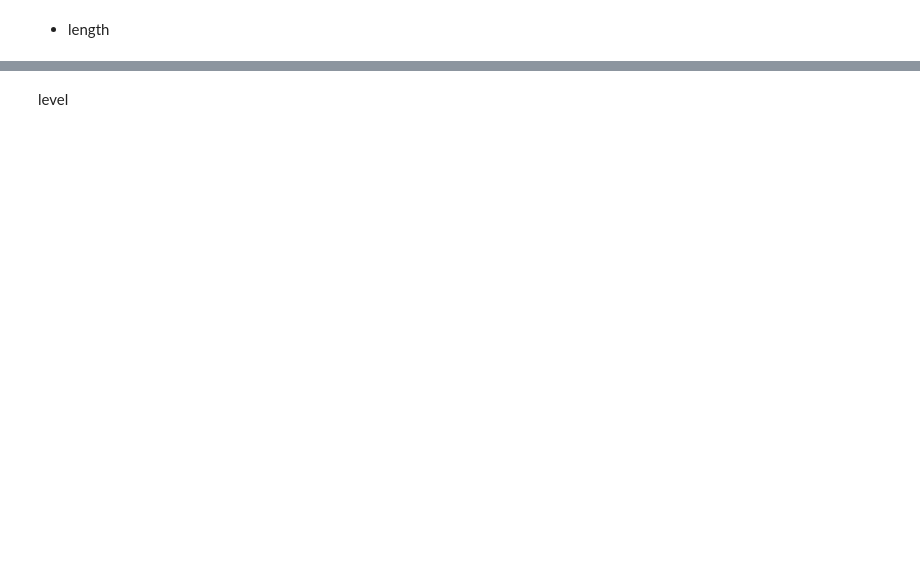
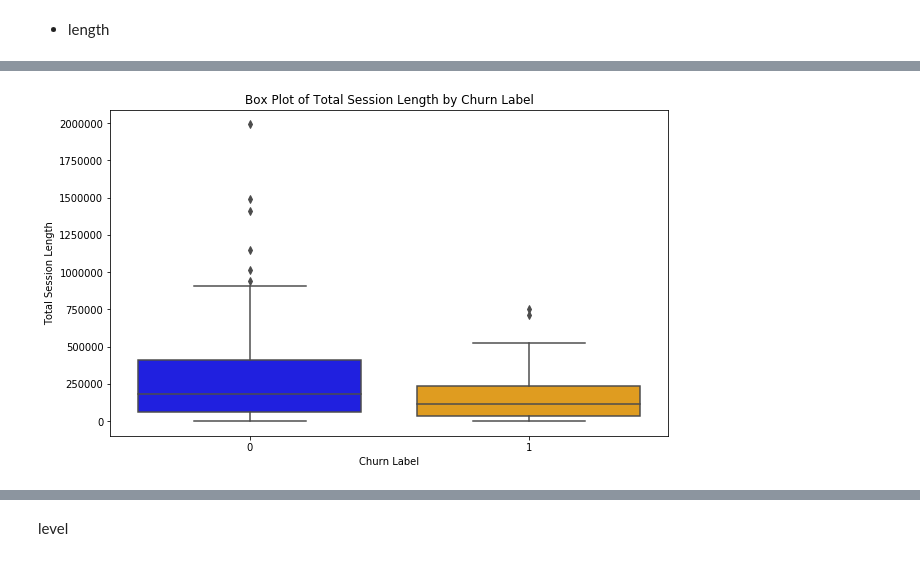
Before and after one commit to thecochenille/scaling-fishstick, a Jupyter notebook: Sparkify.ipynb, the cells around one changed output, grey strips where cells are left out. Cells and saved outputs as stored; diff of their text form; code cells hidden in the pictures; blank space fills up the shorter version.

```diff
--- a/Sparkify.ipynb
+++ b/Sparkify.ipynb
@@ -686,9 +780,9 @@ user_log_clean.take(1)
 # %%
 # look at the average session length per user and churning
-columns = ['userId','length','churn_lab2']
-user_log_clean_length_df = user_log_clean.select(columns)
+columns = ['userId','length','churn_lab']
+user_log_clean_length_df = user_log_clean_churn.select(columns)
 # %%
-length_agg_df = user_log_clean_length_df.groupBy("userId", "churn_lab2").agg(
+length_agg_df = user_log_clean_length_df.groupBy("userId", "churn_lab").agg(
                 spark_sum("length").alias("total_session_length"),
                 spark_avg("length").alias("avg_session_length"))
 # %%
@@ -704,12 +823,14 @@ length_agg_pd.duplicated("userId").sum()
 length_agg_pd["userId"]=length_agg_pd["userId"].astype('category')
 # %%
 plt.figure(figsize=(10, 6))
-sns.boxplot(x="churn_lab2", y="total_session_length", data=length_agg_pd, palette={0: 'blue', 1: 'orange'})
+sns.boxplot(x="churn_lab", y="total_session_length", data=length_agg_pd, palette={0: 'blue', 1: 'orange'})
 
 plt.xlabel('Churn Label')
 plt.ylabel('Total Session Length')
 plt.title('Box Plot of Total Session Length by Churn Label')
 
 plt.show()
+# %% [output]
+[figure, added]
 # %%
 plt.figure(figsize=(10, 6))
```
Also changed, not shown: parts of 72 cells of this notebook, 2 other files.
